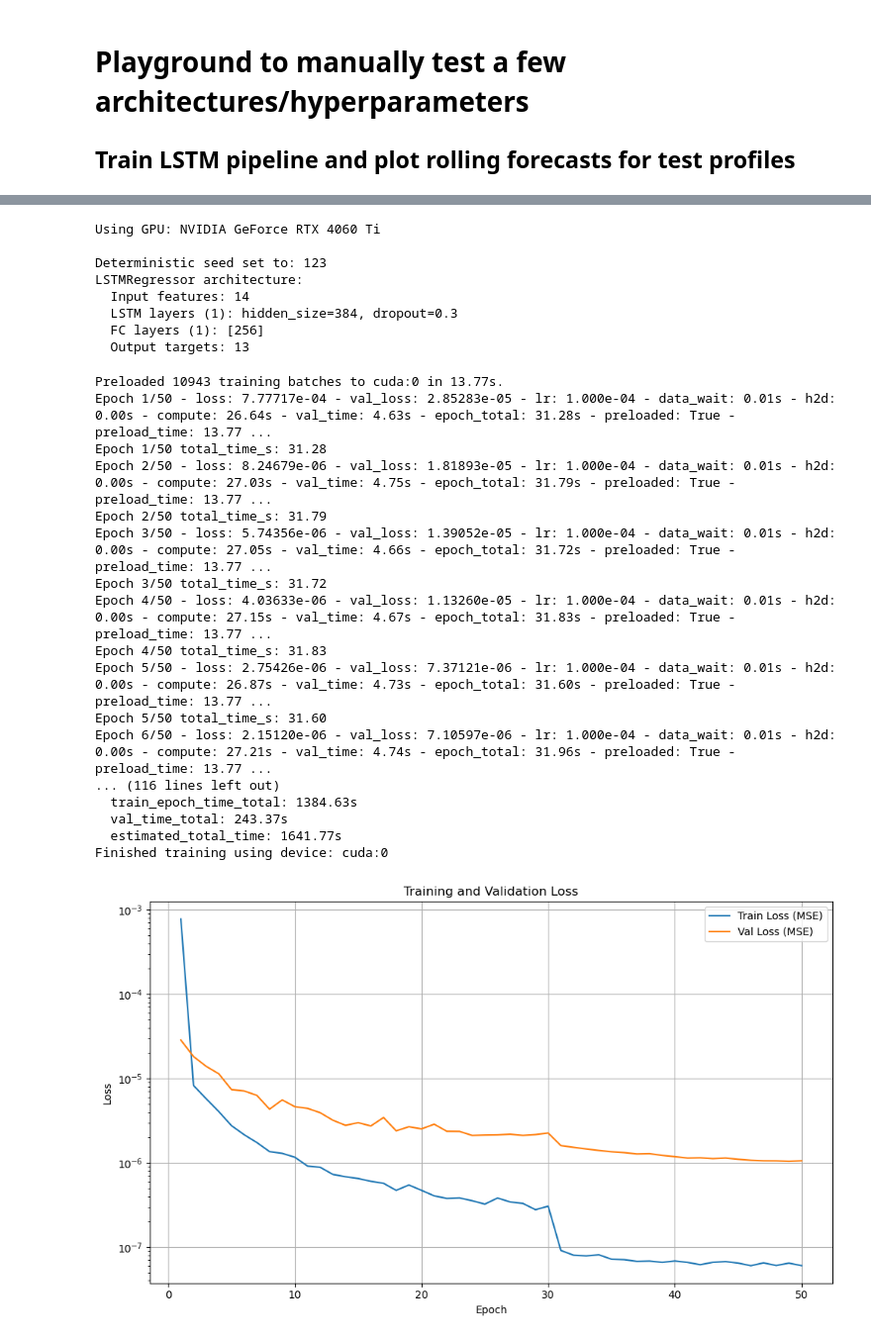
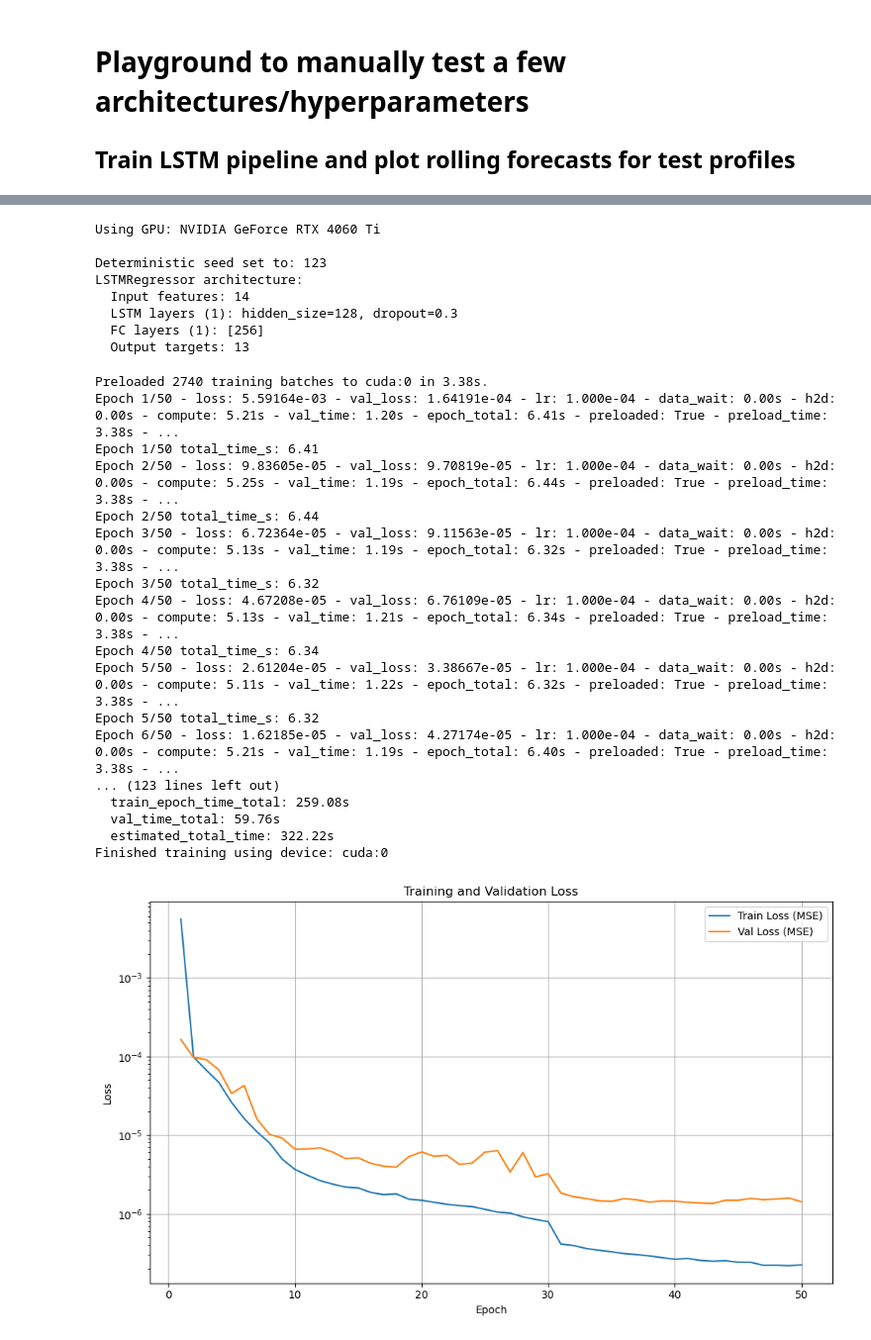
Before and after one commit to LoganAlexanderBurnett/RABL, a Jupyter notebook: scripts/training_playground.ipynb, the cells around one changed output, grey strips where cells are left out. Shown at 99% size. Saved outputs shown, nothing was run; the diff lists cells and outputs as text; code cells hidden in the pictures.

Commit message:
trained N=501 model, got wiggly performance with lstm_hidden=256 and much better (less wiggly) with lstm_hidden=128

```diff
--- a/scripts/training_playground.ipynb
+++ b/scripts/training_playground.ipynb
@@ -17,7 +18,7 @@ seed = 123
 max_plots = 5
 
 n_lstm = 1
-lstm_hidden = 384              # shared across stacked layers
+lstm_hidden = 128              # shared across stacked layers
 lstm_dropout = 0.3            # ignored if n_lstm == 1 in nn.LSTM
 
 n_fc = 1
@@ -27,8 +28,8 @@ learning_rate = 1e-4
 preload_training_data = True
 
 
-h5_path = Path("../outputs/datasets/scaled_split/lstm_merged_batches_0001_k12_minmax_train0.70_val0.15_test0.15.h5")
-out_dir = Path(f"../outputs/ml_results/training_playground/N2001/Batch0001_k12_minmax/")
+h5_path = Path("../outputs/datasets/scaled_split/lstm_merged_batches_0003_k12_minmax_train0.70_val0.15_test0.15.h5")
+out_dir = Path(f"../outputs/ml_results/training_playground/N501/Batch0003_k12_minmax/")
 out_dir.mkdir(parents=True, exist_ok=True)
 
 print("h5_path exists:", h5_path.exists())
@@ -75,50 +76,50 @@ Test profile: results_drum_profile_00004
 # %%
 model, history, used_device = pipeline.train(
     epochs=epochs,
     out_dir=out_dir,
     preload_train_to_device=preload_training_data,
-    early_stopping_min_delta=0.0,
+    early_stopping_min_delta=1e-6,
     early_stopping_patience=10,
     restore_best_weights=True,
     step_lr_step_size=30,
     step_lr_gamma=0.5,
 
     # --- profiler options ---
     # enable_torch_profiler=True,
     # profiler_wait_steps=5,
     # profiler_warmup_steps=3,
     # profiler_active_steps=10,
     # profiler_repeat=2,
     # profiler_row_limit=50,
 )
 print(f"Finished training using device: {used_device}")
 # %% [output]
 Using GPU: NVIDIA GeForce RTX 4060 Ti
 
 Deterministic seed set to: 123
 LSTMRegressor architecture:
   Input features: 14
-  LSTM layers (1): hidden_size=384, dropout=0.3
+  LSTM layers (1): hidden_size=128, dropout=0.3
   FC layers (1): [256]
   Output targets: 13
-Preloaded 10943 training batches to cuda:0 in 13.77s.
-Epoch 1/50 - loss: 7.77717e-04 - val_loss: 2.85283e-05 - lr: 1.000e-04 - data_wait: 0.01s - h2d: 0.00s - compute: 26.64s - val_time: 4.63s - epoch_total: 31.28s - preloaded: True - preload_time: 13.77 ...
-Epoch 1/50 total_time_s: 31.28
-Epoch 2/50 - loss: 8.24679e-06 - val_loss: 1.81893e-05 - lr: 1.000e-04 - data_wait: 0.01s - h2d: 0.00s - compute: 27.03s - val_time: 4.75s - epoch_total: 31.79s - preloaded: True - preload_time: 13.77 ...
-Epoch 2/50 total_time_s: 31.79
-Epoch 3/50 - loss: 5.74356e-06 - val_loss: 1.39052e-05 - lr: 1.000e-04 - data_wait: 0.01s - h2d: 0.00s - compute: 27.05s - val_time: 4.66s - epoch_total: 31.72s - preloaded: True - preload_time: 13.77 ...
-Epoch 3/50 total_time_s: 31.72
-Epoch 4/50 - loss: 4.03633e-06 - val_loss: 1.13260e-05 - lr: 1.000e-04 - data_wait: 0.01s - h2d: 0.00s - compute: 27.15s - val_time: 4.67s - epoch_total: 31.83s - preloaded: True - preload_time: 13.77 ...
-Epoch 4/50 total_time_s: 31.83
-Epoch 5/50 - loss: 2.75426e-06 - val_loss: 7.37121e-06 - lr: 1.000e-04 - data_wait: 0.01s - h2d: 0.00s - compute: 26.87s - val_time: 4.73s - epoch_total: 31.60s - preloaded: True - preload_time: 13.77 ...
-Epoch 5/50 total_time_s: 31.60
-Epoch 6/50 - loss: 2.15120e-06 - val_loss: 7.10597e-06 - lr: 1.000e-04 - data_wait: 0.01s - h2d: 0.00s - compute: 27.21s - val_time: 4.74s - epoch_total: 31.96s - preloaded: True - preload_time: 13.77 ...
-... (116 lines left out)
-  train_epoch_time_total: 1384.63s
-  val_time_total: 243.37s
-  estimated_total_time: 1641.77s
+Preloaded 2740 training batches to cuda:0 in 3.38s.
+Epoch 1/50 - loss: 5.59164e-03 - val_loss: 1.64191e-04 - lr: 1.000e-04 - data_wait: 0.00s - h2d: 0.00s - compute: 5.21s - val_time: 1.20s - epoch_total: 6.41s - preloaded: True - preload_time: 3.38s - ...
+Epoch 1/50 total_time_s: 6.41
+Epoch 2/50 - loss: 9.83605e-05 - val_loss: 9.70819e-05 - lr: 1.000e-04 - data_wait: 0.00s - h2d: 0.00s - compute: 5.25s - val_time: 1.19s - epoch_total: 6.44s - preloaded: True - preload_time: 3.38s - ...
+Epoch 2/50 total_time_s: 6.44
+Epoch 3/50 - loss: 6.72364e-05 - val_loss: 9.11563e-05 - lr: 1.000e-04 - data_wait: 0.00s - h2d: 0.00s - compute: 5.13s - val_time: 1.19s - epoch_total: 6.32s - preloaded: True - preload_time: 3.38s - ...
+Epoch 3/50 total_time_s: 6.32
+Epoch 4/50 - loss: 4.67208e-05 - val_loss: 6.76109e-05 - lr: 1.000e-04 - data_wait: 0.00s - h2d: 0.00s - compute: 5.13s - val_time: 1.21s - epoch_total: 6.34s - preloaded: True - preload_time: 3.38s - ...
+Epoch 4/50 total_time_s: 6.34
+Epoch 5/50 - loss: 2.61204e-05 - val_loss: 3.38667e-05 - lr: 1.000e-04 - data_wait: 0.00s - h2d: 0.00s - compute: 5.11s - val_time: 1.22s - epoch_total: 6.32s - preloaded: True - preload_time: 3.38s - ...
+Epoch 5/50 total_time_s: 6.32
+Epoch 6/50 - loss: 1.62185e-05 - val_loss: 4.27174e-05 - lr: 1.000e-04 - data_wait: 0.00s - h2d: 0.00s - compute: 5.21s - val_time: 1.19s - epoch_total: 6.40s - preloaded: True - preload_time: 3.38s - ...
+... (123 lines left out)
+  train_epoch_time_total: 259.08s
+  val_time_total: 59.76s
+  estimated_total_time: 322.22s
 Finished training using device: cuda:0
-[figure, old version]
+[figure, new version]
 [figure]
 # %%
 test_and_save_forecasts(
```
Also changed, not shown: parts of 5 cells of this notebook.
